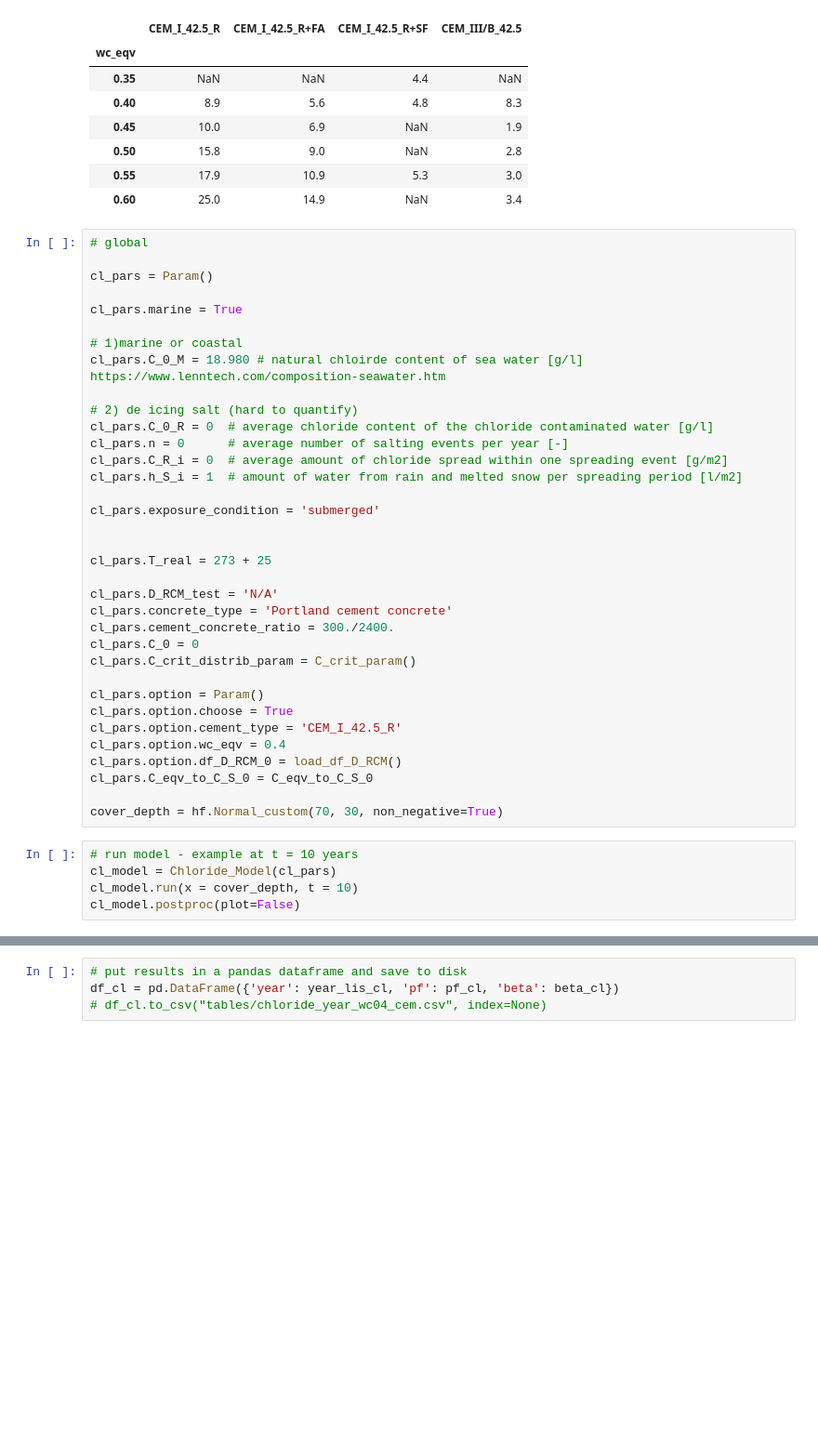
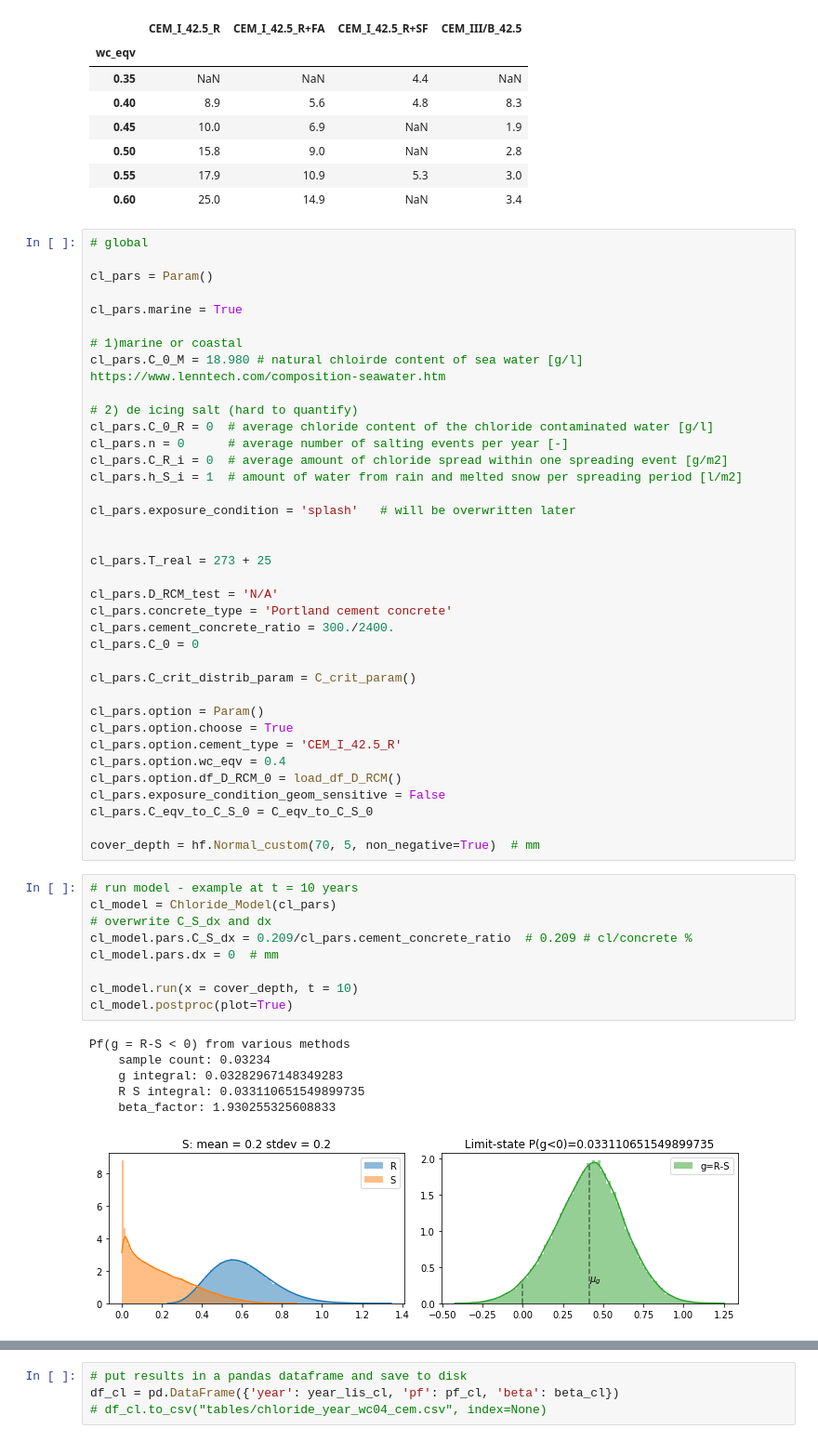
Before and after one commit to ganglix/rational-rc, a Jupyter notebook: membrane and chloride_submit.ipynb, the cells around one changed output, grey strips where cells are left out. Shown at 93% size. Saved outputs shown, nothing was run; the diff lists cells and outputs as text; blank space fills up the shorter version.

```diff
--- a/membrane and chloride_submit.ipynb
+++ b/membrane and chloride_submit.ipynb
@@ -86,7 +89,7 @@ cl_pars.n = 0      # average number of salting events per year [-]
 cl_pars.C_R_i = 0  # average amount of chloride spread within one spreading event [g/m2]
 cl_pars.h_S_i = 1  # amount of water from rain and melted snow per spreading period [l/m2]
 
-cl_pars.exposure_condition = 'submerged'
+cl_pars.exposure_condition = 'splash'   # will be overwritten later
 
 
 cl_pars.T_real = 273 + 25
@@ -95,6 +98,7 @@ cl_pars.D_RCM_test = 'N/A'
 cl_pars.concrete_type = 'Portland cement concrete'
 cl_pars.cement_concrete_ratio = 300./2400.
 cl_pars.C_0 = 0
+
 cl_pars.C_crit_distrib_param = C_crit_param()
 
 cl_pars.option = Param()
@@ -102,12 +106,24 @@ cl_pars.option.choose = True
 cl_pars.option.cement_type = 'CEM_I_42.5_R'
 cl_pars.option.wc_eqv = 0.4
 cl_pars.option.df_D_RCM_0 = load_df_D_RCM()
+cl_pars.exposure_condition_geom_sensitive = False
 cl_pars.C_eqv_to_C_S_0 = C_eqv_to_C_S_0
 
-cover_depth = hf.Normal_custom(70, 30, non_negative=True)
+cover_depth = hf.Normal_custom(70, 5, non_negative=True)  # mm
 # %%
 # run model - example at t = 10 years
 cl_model = Chloride_Model(cl_pars)
+# overwrite C_S_dx and dx
+cl_model.pars.C_S_dx = 0.209/cl_pars.cement_concrete_ratio  # 0.209 # cl/concrete %
+cl_model.pars.dx = 0  # mm
+
 cl_model.run(x = cover_depth, t = 10)
-cl_model.postproc(plot=False)
+cl_model.postproc(plot=True)
+# %% [output]
+Pf(g = R-S < 0) from various methods
+    sample count: 0.03234
+    g integral: 0.03282967148349283
+    R S integral: 0.033110651549899735
+    beta_factor: 1.930255325608833
+[figure, added]
 # %%
```
Also changed, not shown: parts of 16 cells of this notebook, 8 other files.
